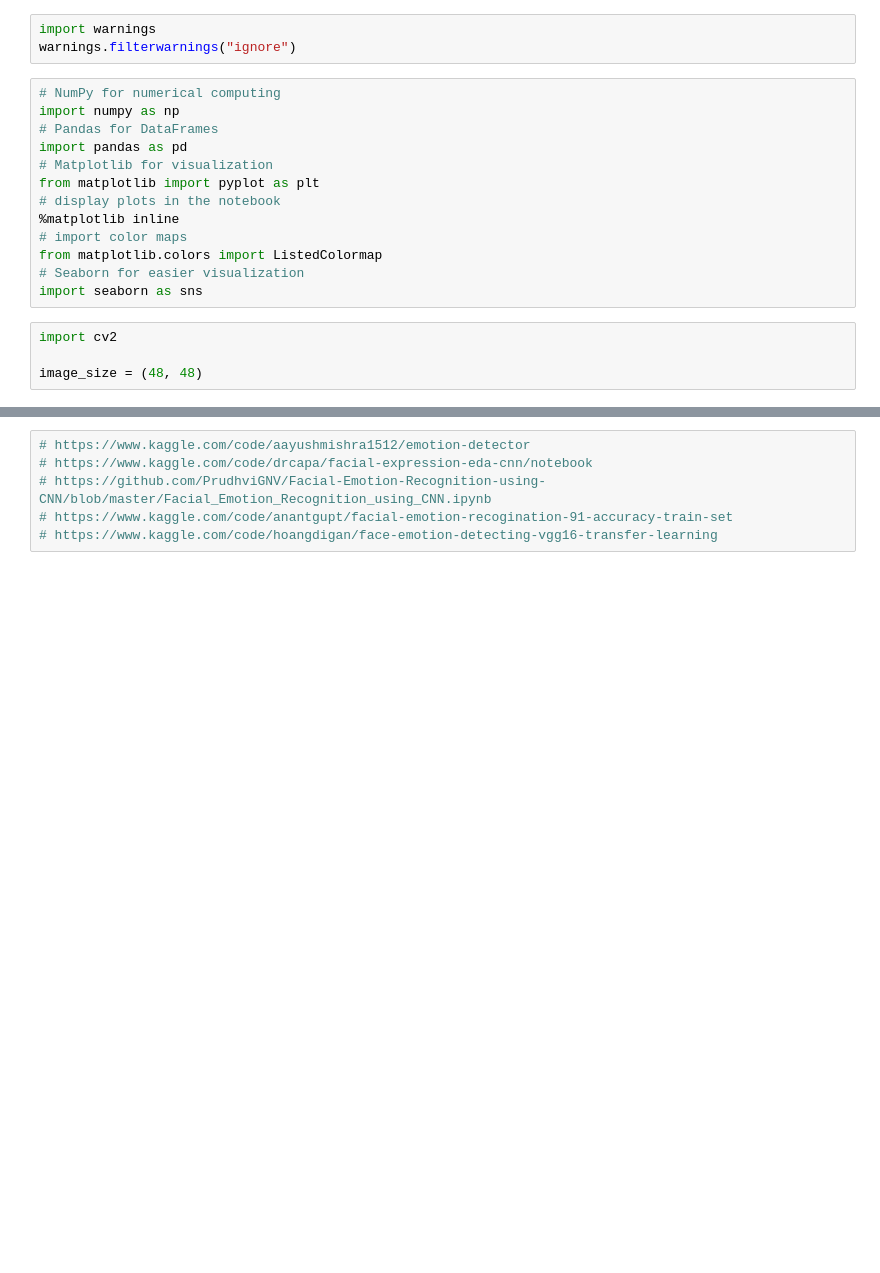
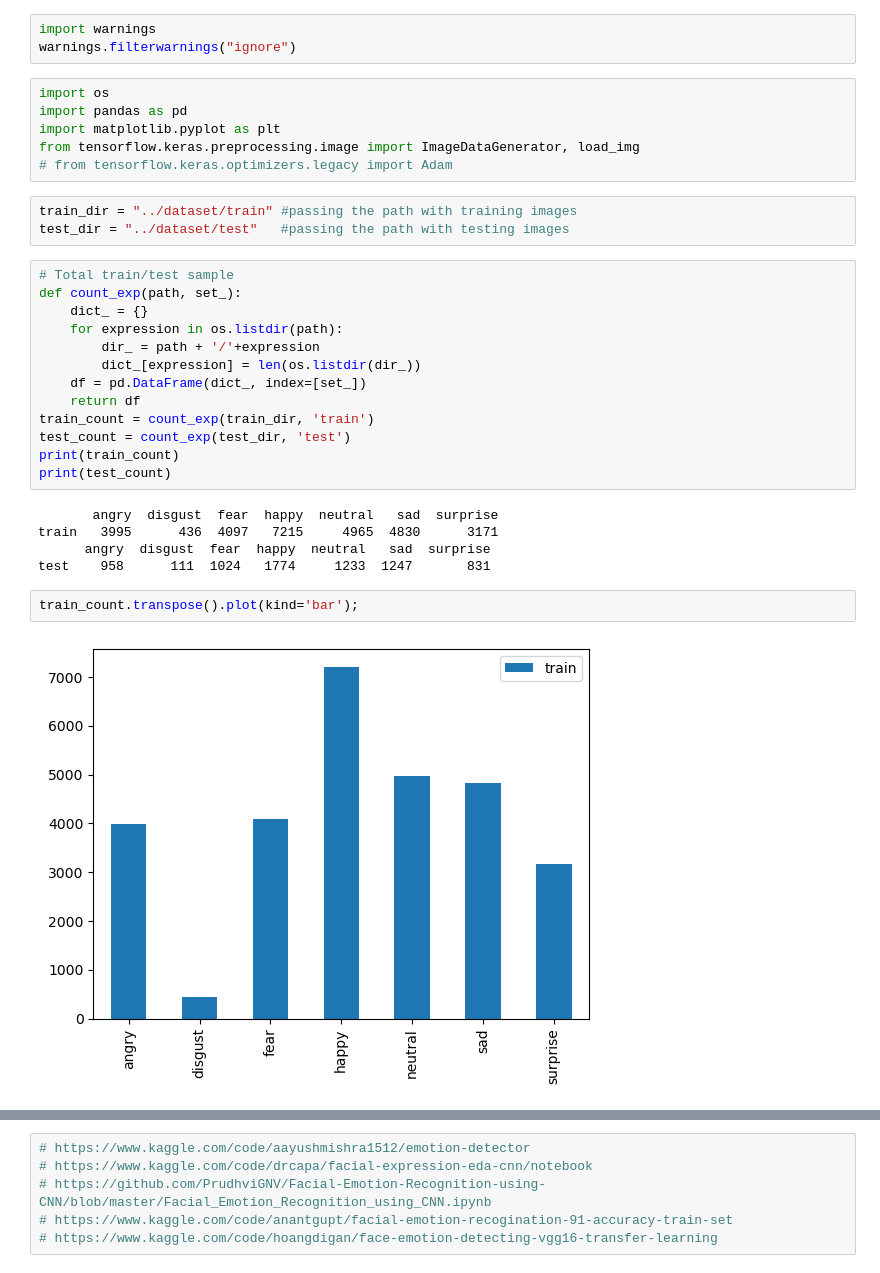
Before and after one commit to phsophea101/dl-human-emotions, a Jupyter notebook: app.ipynb, the cells around one changed output, grey strips where cells are left out. Cells and saved outputs as stored; diff of their text form; blank space fills up the shorter version.

```diff
--- a/app.ipynb
+++ b/app.ipynb
@@ -1,20 +1,34 @@
 # %%
 import warnings
 warnings.filterwarnings("ignore")
-# %%
-# NumPy for numerical computing
-import numpy as np
-# Pandas for DataFrames
-import pandas as pd
-# Matplotlib for visualization
-from matplotlib import pyplot as plt
-# display plots in the notebook
-%matplotlib inline
-# import color maps
-from matplotlib.colors import ListedColormap
-# Seaborn for easier visualization
-import seaborn as sns
-# %%
-import cv2
-
-image_size = (48, 48)
+# %%
+import os
+import pandas as pd
+import matplotlib.pyplot as plt
+from tensorflow.keras.preprocessing.image import ImageDataGenerator, load_img
+# from tensorflow.keras.optimizers.legacy import Adam
+# %%
+train_dir = "../dataset/train" #passing the path with training images
+test_dir = "../dataset/test"   #passing the path with testing images
+# %%
+# Total train/test sample
+def count_exp(path, set_):
+    dict_ = {}
+    for expression in os.listdir(path):
+        dir_ = path + '/'+expression
+        dict_[expression] = len(os.listdir(dir_))
+    df = pd.DataFrame(dict_, index=[set_])
+    return df
+train_count = count_exp(train_dir, 'train')
+test_count = count_exp(test_dir, 'test')
+print(train_count)
+print(test_count)
+# %% [output]
+       angry  disgust  fear  happy  neutral   sad  surprise
+train   3995      436  4097   7215     4965  4830      3171
+      angry  disgust  fear  happy  neutral   sad  surprise
+test    958      111  1024   1774     1233  1247       831
+# %%
+train_count.transpose().plot(kind='bar');
+# %% [output]
+[figure, added]
```
Also changed, not shown: parts of 20 cells of this notebook.
